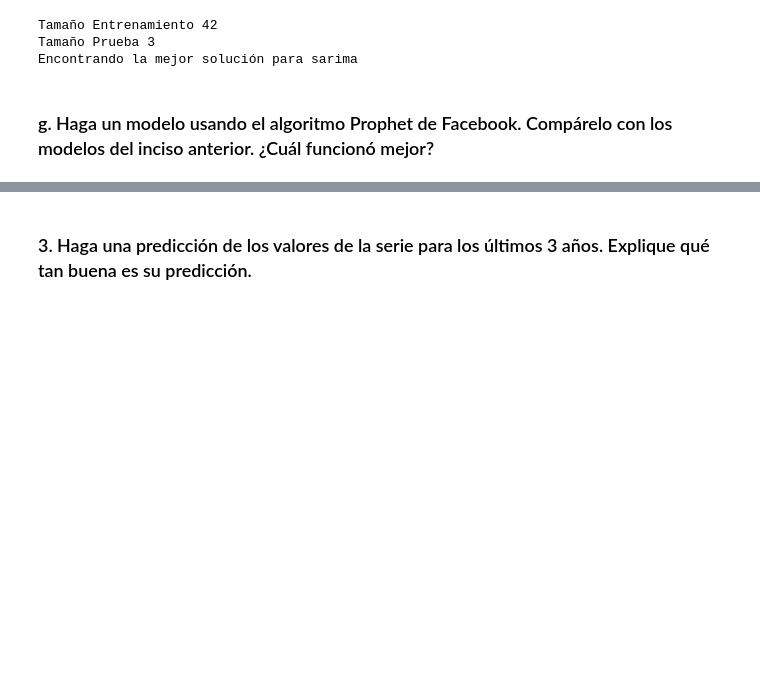
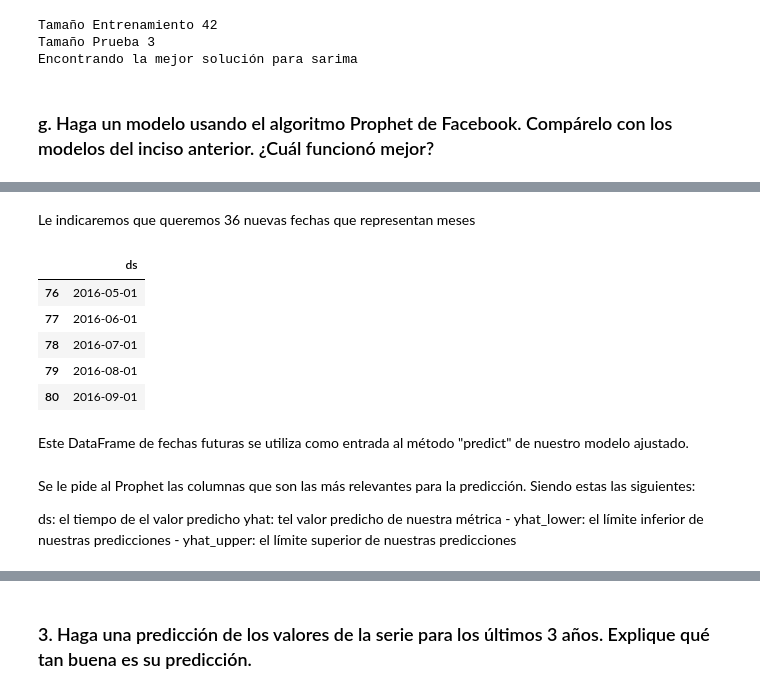
Before and after one commit to JosePabloPonce/Laboratorio-2-Data-Science, a Jupyter notebook: laboratorio.ipynb, the cells around one changed output, grey strips where cells are left out. Drawn from its saved outputs; the diff is of its cells as text; code cells hidden in the pictures; blank space fills up the shorter version.

```diff
--- a/laboratorio.ipynb
+++ b/laboratorio.ipynb
@@ -378,7 +390,7 @@ Encontrando la mejor solución para sarima
 # %% [markdown]
 ### g. Haga un modelo usando el algoritmo Prophet de Facebook. Compárelo con los modelos del inciso anterior. ¿Cuál funcionó mejor?
 # %%
-df = mundial.rename(columns={'dt': 'ds',
+df2 = mundial.rename(columns={'dt': 'ds',
                         'AverageTemperature': 'y'})
 # %%
 
@@ -389,2 +401,2 @@ ModuleNotFoundError: No module named 'fbprophet'
 # %%
-mi_modelo.fit(df)
+mi_modelo.fit(df2)
@@ -391,7 +407,25 @@ mi_modelo.fit(df)
+# %% [markdown]
+Le indicaremos que queremos 36 nuevas fechas que representan meses
 # %%
-fechas_futuras = mi_modelo.make_future_dataframe(periods=3, freq='MS')
+fechas_futuras = mi_modelo.make_future_dataframe(periods=36, freq='MS')
 fechas_futuras.tail()
+# %% [output]
+|  | ds |
+| 76 | 2016-05-01 |
+| 77 | 2016-06-01 |
+| 78 | 2016-07-01 |
+| 79 | 2016-08-01 |
+| 80 | 2016-09-01 |
+# %% [markdown]
+Este DataFrame de fechas futuras se utiliza como entrada al método "predict" de nuestro modelo ajustado.
 # %%
 prediccion = mi_modelo.predict(fechas_futuras)
+# %% [markdown]
+Se le pide al Prophet las columnas que son las más relevantes para la predicción. Siendo estas las siguientes:
+
+ds: el tiempo de el valor predicho
+yhat: tel valor predicho de nuestra métrica -
+yhat_lower: el límite inferior de nuestras predicciones -
+yhat_upper: el límite superior de nuestras predicciones
 # %%
 prediccion[['ds', 'yhat', 'yhat_lower', 'yhat_upper']].tail()
```
Also changed, not shown: parts of 28 cells of this notebook.
